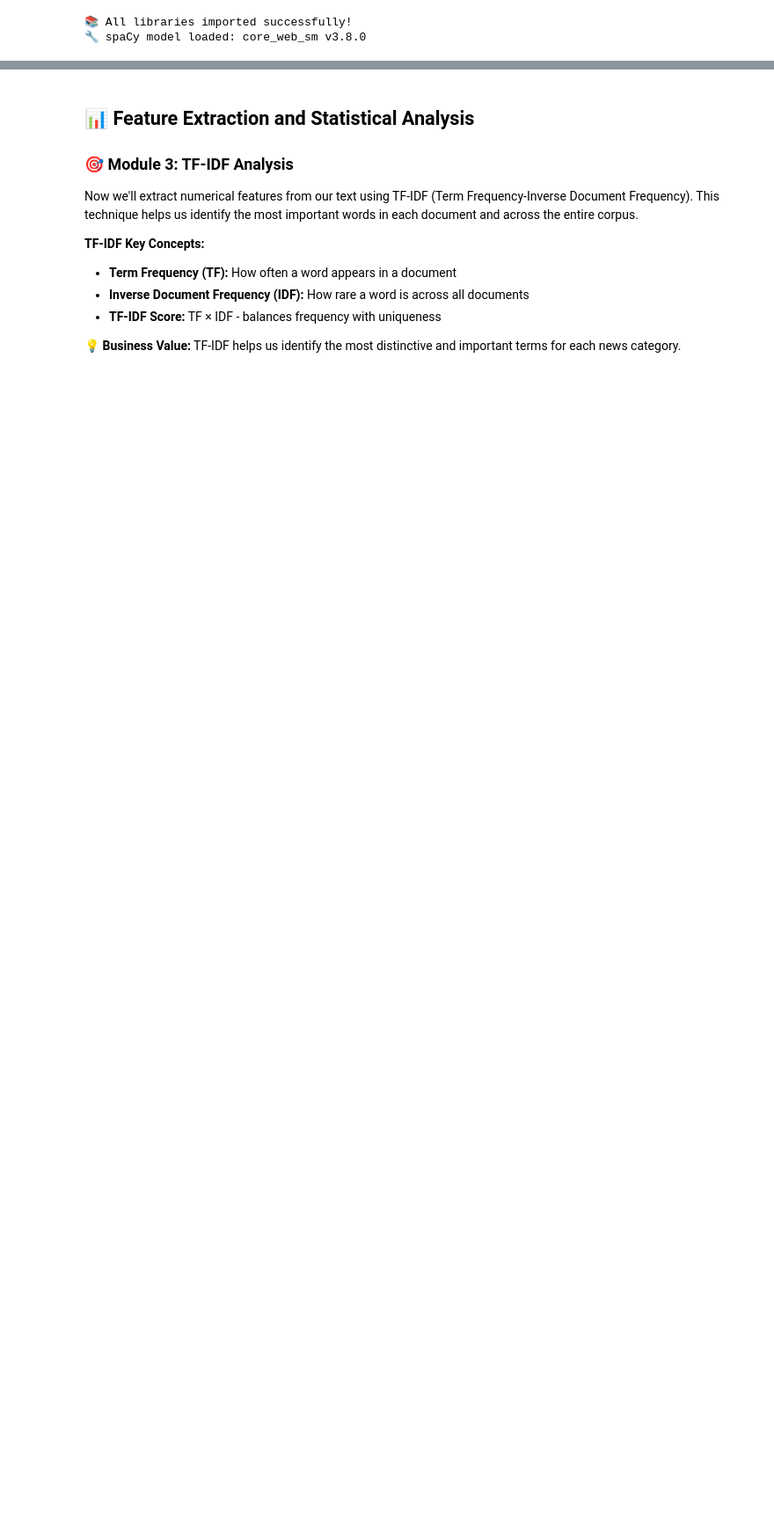
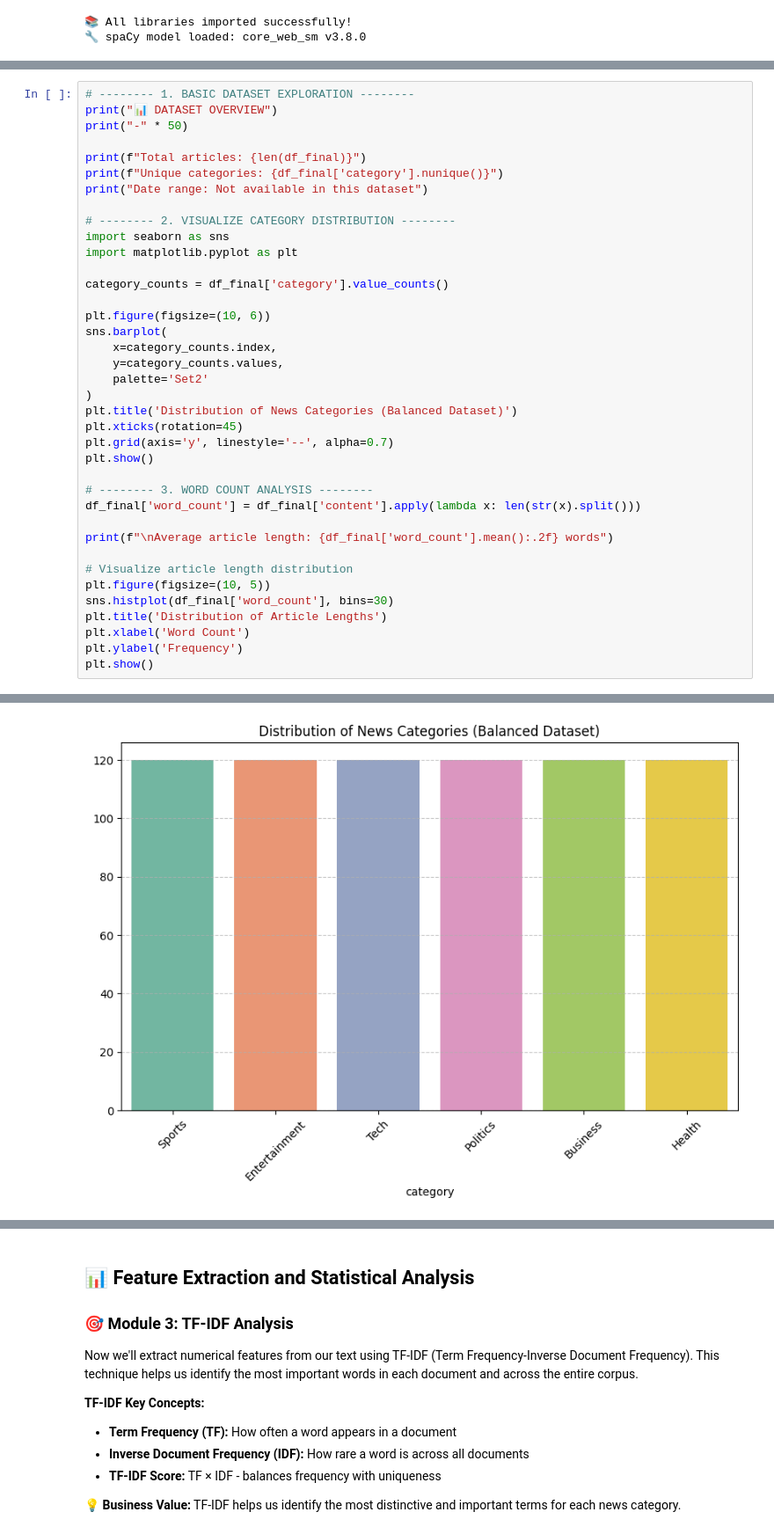
Before and after one commit to Nichelleg/ITAI2373-NewsBot-Midterm, a Jupyter notebook: Midterm_NewsBot_Intelligence_System_student.ipynb, the cells around one changed output, grey strips where cells are left out. Shown at 88% size. Cells and saved outputs as stored; diff of their text form; blank space fills up the shorter version.

```diff
--- a/Midterm_NewsBot_Intelligence_System_student.ipynb
+++ b/Midterm_NewsBot_Intelligence_System_student.ipynb
@@ -216,0 +247,39 @@ NameError: name 'df' is not defined
+# %%
+# -------- 1. BASIC DATASET EXPLORATION --------
+print("📊 DATASET OVERVIEW")
+print("-" * 50)
+
+print(f"Total articles: {len(df_final)}")
+print(f"Unique categories: {df_final['category'].nunique()}")
+print("Date range: Not available in this dataset")
+
+# -------- 2. VISUALIZE CATEGORY DISTRIBUTION --------
+import seaborn as sns
+import matplotlib.pyplot as plt
+
+category_counts = df_final['category'].value_counts()
+
+plt.figure(figsize=(10, 6))
+sns.barplot(
+    x=category_counts.index,
+    y=category_counts.values,
+    palette='Set2'
+)
+plt.title('Distribution of News Categories (Balanced Dataset)')
+plt.xticks(rotation=45)
+plt.grid(axis='y', linestyle='--', alpha=0.7)
+plt.show()
+
+# -------- 3. WORD COUNT ANALYSIS --------
+df_final['word_count'] = df_final['content'].apply(lambda x: len(str(x).split()))
+
+print(f"\nAverage article length: {df_final['word_count'].mean():.2f} words")
+
+# Visualize article length distribution
+plt.figure(figsize=(10, 5))
+sns.histplot(df_final['word_count'], bins=30)
+plt.title('Distribution of Article Lengths')
+plt.xlabel('Word Count')
+plt.ylabel('Frequency')
+plt.show()
+# %% [output]
@@ -216,0 +291 @@ NameError: name 'df' is not defined
+[figure, added]
```
Also changed, not shown: parts of 43 cells of this notebook, 3 other files.
